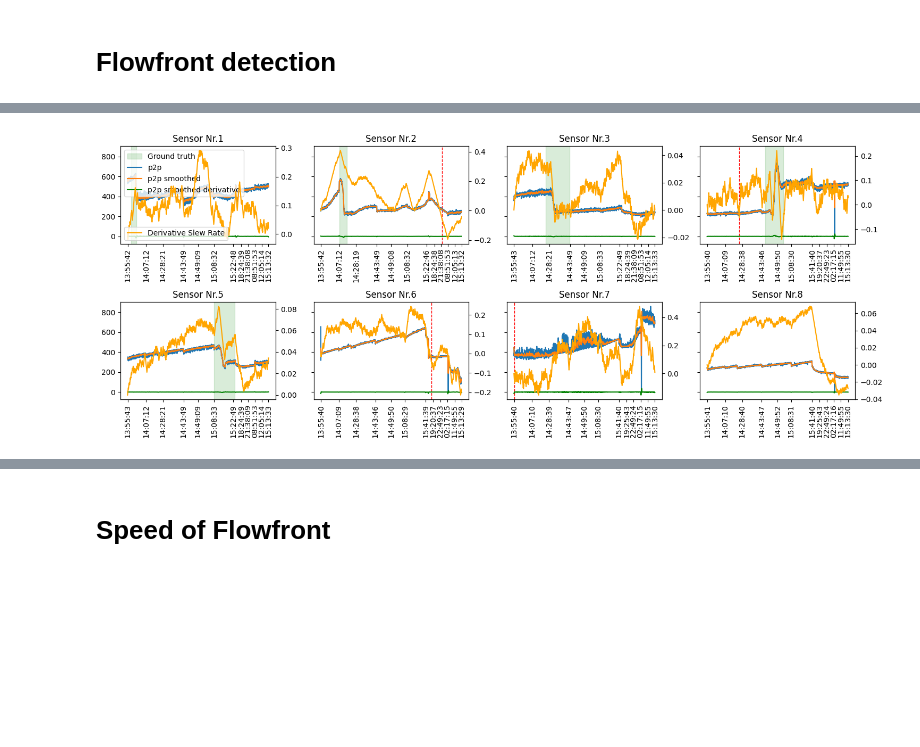
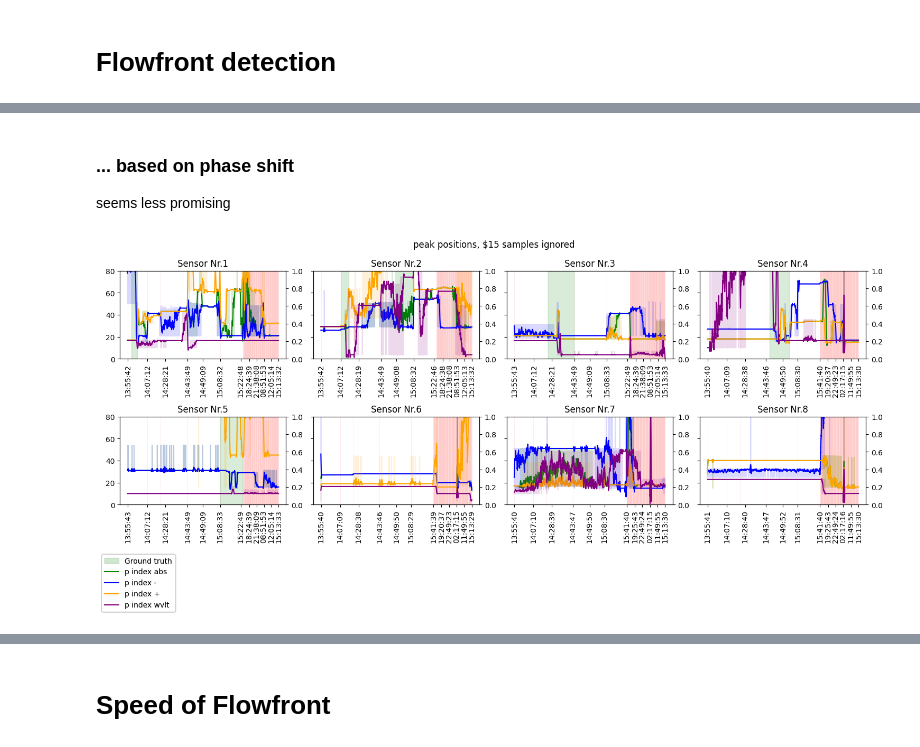
Before and after one commit to 13Bytes/wulpus, a Jupyter notebook: sw/flowfront_detection.ipynb, the cells around one changed output, grey strips where cells are left out. Saved outputs shown, nothing was run; the diff lists cells and outputs as text; code cells hidden in the pictures; blank space fills up the shorter version.

```diff
--- a/sw/flowfront_detection.ipynb
+++ b/sw/flowfront_detection.ipynb
@@ -15,7 +15,11 @@ from wulpus.plot_helpers import flatten_df_measurements, imshow_with_time, forma
 # %%
 class PeakData(TypedDict):
     p: float
+    peak_position: int
+    p_wavelet: float
+    peak_wvlt_position: int
     p2p: float
+    p2p_wavelet: float
     peak_position_pos: int
     peak_position_neg: int
 
@@ -25,7 +29,9 @@ class Data(TypedDict):
     x: List[int]
     raw_df: DataFrame
     wavelet_values: Optional[np.ndarray]
+    boundaries: List[int]
     peaks: Optional[PeakData]
+    ui_peaks: Optional[np.ndarray]
 # %%
 paths = get_all_zips_from_folder("C:\\Users\\louis\\OneDrive - UBC\\jones193@student.ubc.ca's files - DLR@UBC\\Other\\VARI-protocols\\VARI-20251216\\3_Main-Run\\Classics")
 SAMPLE_CROP = 100 #  no crop e.g. 99999
@@ -105,6 +130,7 @@ for i, sensor in enumerate(data):
 
     # Process each measurement and collect wavelets
     wavelet_list = []
+    uipeak_list = []
     for measurement in sensor["raw_df"]["measurement"]:
         res = processor.process_measurement(
             measurement={
@@ -117,11 +143,13 @@ for i, sensor in enumerate(data):
             config=config,
         )
         wavelet_list.append(np.asarray(res.wavelet).ravel())
+        uipeak_list.append(np.asarray(res.peaks))
 
     # Stack into a 2D array. If wavelets have different lengths, pad with NaN.
     max_len = max(len(w) for w in wavelet_list)
-    wavelet_values = np.full((len(wavelet_list), max_len), np.nan, dtype=float)
-    sensor["wavelet_values"] = wavelet_values
+    sensor["wavelet_values"] = np.full((len(wavelet_list), max_len), np.nan, dtype=float)
+    wavelet_values = sensor["wavelet_values"]
+    sensor["ui_peaks"] = to_2d_nan_padded(uipeak_list)
     for j, w in enumerate(wavelet_list):
         wavelet_values[j, : len(w)] = w
 
@@ -207,39 +340,40 @@ for i, sensor in enumerate(data):
+# %% [markdown]
+### ... based on phase shift
+
+seems less promising
 # %%
 def limit_slew_rate(data: np.ndarray, max_change: float) -> np.ndarray:
     limited_data = np.zeros_like(data)
     limited_data[0] = 0
     for i in range(1, len(data)):
         change = data[i] - limited_data[i - 1]
         limited_change = np.clip(change, -max_change, max_change)
         limited_data[i] = limited_data[i - 1] + limited_change
     return limited_data
 
 fig, axs = plt.subplots(2, 4, sharey=True, figsize=(15, 6))
 plt.tight_layout(h_pad=5.0)
 for i, sensor in enumerate(data):
-    peaks = get_peak_metrics(sensor["wavelet_values"], ignore_n=10)
-    smooth_p2p = savgol_filter(peaks['p2p'], 20, 2)
-    smooth_deriv = savgol_filter(peaks['p2p'], 20, 2, deriv=1)
-    max_allowed_jump = 0.001 * np.var(smooth_deriv)
-    deriv_slew_rate = limit_slew_rate(smooth_deriv, max_allowed_jump)
-
-    curing_index = np.where(deriv_slew_rate <= -0.05)[0]
-    curing_index = int(curing_index[0]) if curing_index.size else None
-
     ax = axs[i//4, i % 4]
     ax.set_title(f"Sensor Nr.{i+1}")
     print_ground_truth(ax, sensor, i)
-    print_flowfront(ax, curing_index)
-    ax.plot(sensor['peaks']['p2p'], label='p2p')
-    ax.plot(smooth_p2p, label='p2p smoothed')
-    ax.plot(smooth_deriv, label='p2p smoothed derivative', color='green')
+    print_borders(sensor, ax)
+
     ax2 = ax.twinx()
-    ax2.plot(deriv_slew_rate, label='Derivative Slew Rate', color='orange')
+    ax.plot(sensor['peaks']['peak_position'], color='green', alpha=0.15)
+    ax.plot(savgol_filter(sensor['peaks']['peak_position'], 30, 2), label='p index abs', color='green')
+    ax.plot(sensor['peaks']['peak_position_neg'],  color='blue', alpha=0.15)
+    ax.plot(savgol_filter(sensor['peaks']['peak_position_neg'], 30, 2), label='p index -',  color='blue')
+    ax.plot(sensor['peaks']['peak_position_pos'],color='orange', alpha=0.15)
+    ax.plot(savgol_filter(sensor['peaks']['peak_position_pos'], 30, 2), label='p index +', color='orange')
+    ax.plot(sensor['peaks']['peak_wvlt_position']/10, color='purple', alpha=0.15)
+    ax.plot(savgol_filter(sensor['peaks']['peak_wvlt_position']/10, 30, 2), label='p index wvlt', color='purple')
+    ax.set_ylim([0, 80])
+
     fig.tight_layout()
+    fig.suptitle(f"peak positions, {IGNORE_FIRST_N_SAMPLES} samples ignored")
     format_time_xticks(ax, index=sensor["x"], num_ticks=5, rotation=90)
-    if i == 0:
-        ax.legend()
-        ax2.legend()
+    create_legend(fig, *fig.axes)
 # %% [output]
-[figure, old version]
+[figure, new version]
 # %%
```
Also changed, not shown: parts of 9 cells of this notebook, 1 other file.
